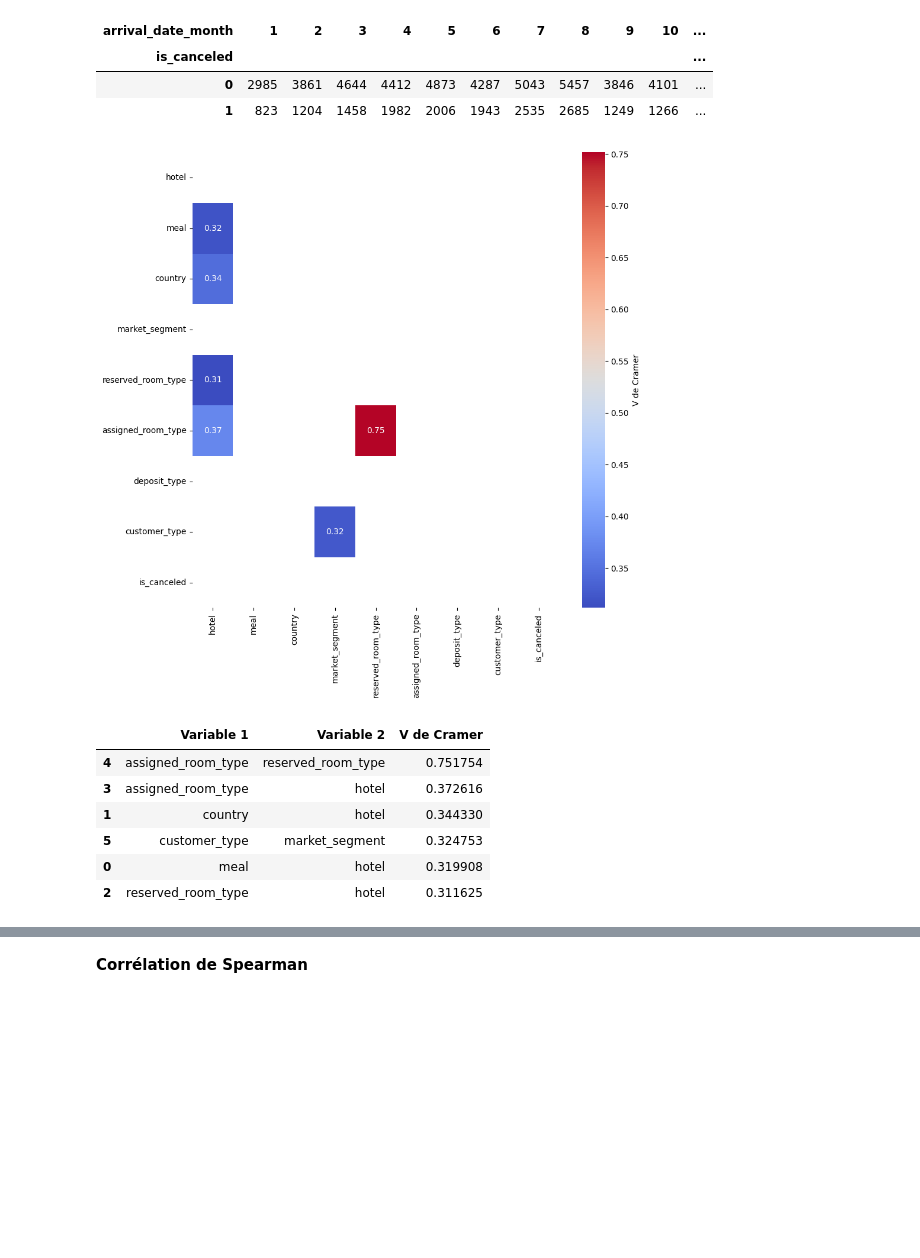
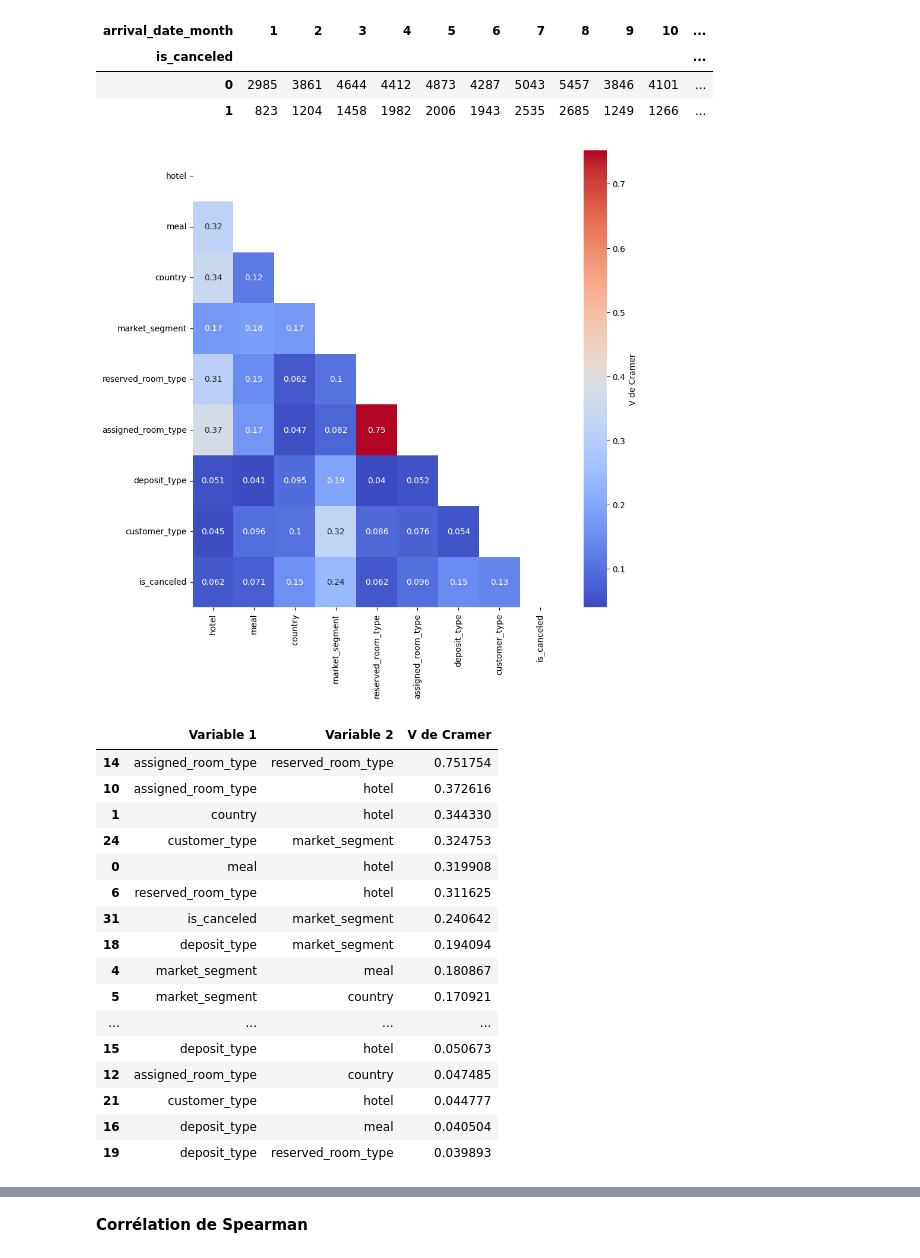
Before and after one commit to Augustin0412/projet_poster_M2, a Jupyter notebook: Python/Analyse2_AH.ipynb, the cells around one changed output, grey strips where cells are left out. Saved outputs shown, nothing was run; the diff lists cells and outputs as text; code cells hidden in the pictures; blank space fills up the shorter version.

```diff
--- a/Python/Analyse2_AH.ipynb
+++ b/Python/Analyse2_AH.ipynb
@@ -391,7 +374,6 @@ Degrés de liberté : 3
 | 0 | 2985 | 3861 | 4644 | 4412 | 4873 | 4287 | 5043 | 5457 | 3846 | 4101 | ... |
 | 1 | 823 | 1204 | 1458 | 1982 | 2006 | 1943 | 2535 | 2685 | 1249 | 1266 | ... |
 # %%
-#v de cramer entre toutes les combinaisons de variables qualitatives
 
 from scipy.stats import chi2_contingency
 import numpy as np
@@ -406,47 +388,51 @@ def cramers_v(x, y):
     rcorr = r-((r-1)**2)/(n-1)
     kcorr = k-((k-1)**2)/(n-1)
     return np.sqrt(phi2corr/min((kcorr-1),(rcorr-1)))
-#calcule le v de cramer pour toutes les combinaisons de variables qualitatives et rajoute la variable is_cancelled
 
 df_cat = df.select_dtypes(include='object')
 df_cat['is_canceled'] = df['is_canceled']
 cramer_v = pd.DataFrame({col1: [cramers_v(df[col1], df[col2]) for col2 in df_cat.columns] for col1 in df_cat.columns}, index = df_cat.columns)
 
-#filtrer pour afficher seulement les valeurs >0.3 dans la heatmap
-cramer_v = cramer_v[(cramer_v > 0.25) & (cramer_v < 1)]
-# cramer_v
 
-#afficher suelement la moitié inférieure de la heatmap
+
 mask = np.triu(np.ones_like(cramer_v, dtype=bool))
 cramer_v = cramer_v.mask(mask)
 
 
-#fais une heatmap pour les résultats
 import seaborn as sns
 import matplotlib.pyplot as plt
 plt.figure(figsize=(10,10))
 sns.heatmap(cramer_v, annot=True, cmap="coolwarm", cbar_kws={'label': 'V de Cramer'})
 plt.show()
 
 
-#montre les résultats sous la forme de dataframe avec 3 colonnes : variable 1, variable 2, v de cramer
 
 cramer_v = cramer_v.stack().reset_index()
 cramer_v.columns = ['Variable 1', 'Variable 2', 'V de Cramer']
 #tri par ordre décroissant de V de cramer
 cramer_v.sort_values(by='V de Cramer', ascending=False, inplace=True)
 #supprime les lignes où la variable 1 est égale à la variable 2
 cramer_v = cramer_v[cramer_v['Variable 1'] != cramer_v['Variable 2']]
 #supprime les lignes en double
 cramer_v = cramer_v.drop_duplicates(subset='V de Cramer', keep='first')
 
 cramer_v
 # %% [output]
-[figure, old version]
+[figure, new version]
 |  | Variable 1 | Variable 2 | V de Cramer |
-| 4 | assigned_room_type | reserved_room_type | 0.751754 |
-| 3 | assigned_room_type | hotel | 0.372616 |
+| 14 | assigned_room_type | reserved_room_type | 0.751754 |
+| 10 | assigned_room_type | hotel | 0.372616 |
 | 1 | country | hotel | 0.344330 |
-| 5 | customer_type | market_segment | 0.324753 |
+| 24 | customer_type | market_segment | 0.324753 |
 | 0 | meal | hotel | 0.319908 |
-| 2 | reserved_room_type | hotel | 0.311625 |
+| 6 | reserved_room_type | hotel | 0.311625 |
+| 31 | is_canceled | market_segment | 0.240642 |
+| 18 | deposit_type | market_segment | 0.194094 |
+| 4 | market_segment | meal | 0.180867 |
+| 5 | market_segment | country | 0.170921 |
+| ... | ... | ... | ... |
+| 15 | deposit_type | hotel | 0.050673 |
+| 12 | assigned_room_type | country | 0.047485 |
+| 21 | customer_type | hotel | 0.044777 |
+| 16 | deposit_type | meal | 0.040504 |
+| 19 | deposit_type | reserved_room_type | 0.039893 |
```
Also changed, not shown: parts of 10 cells of this notebook.
